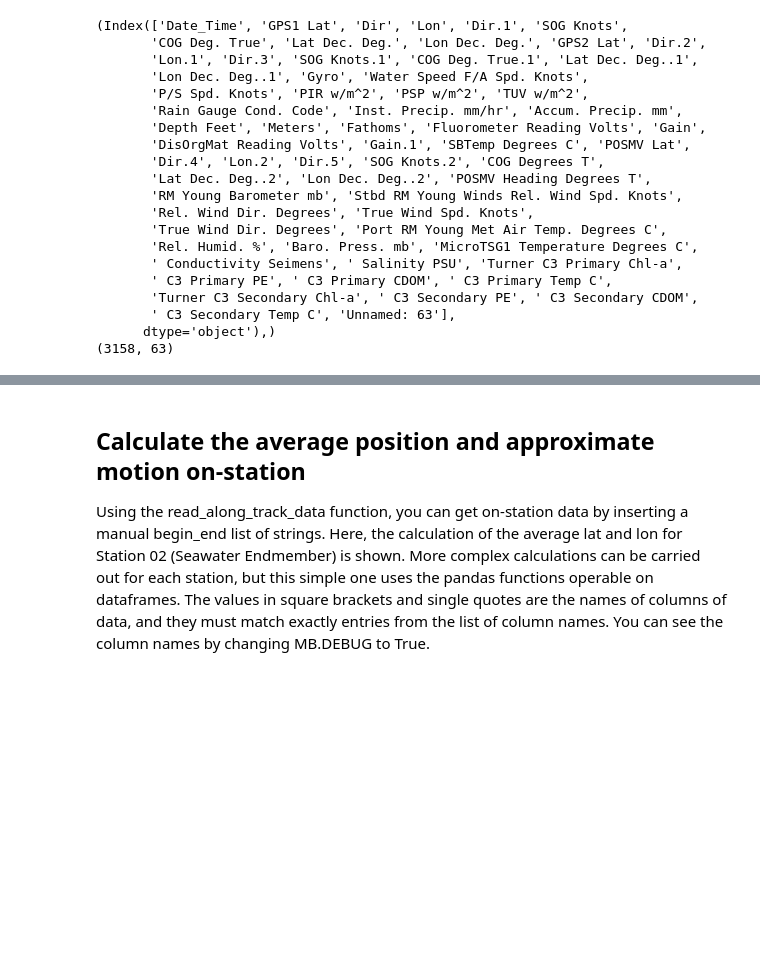
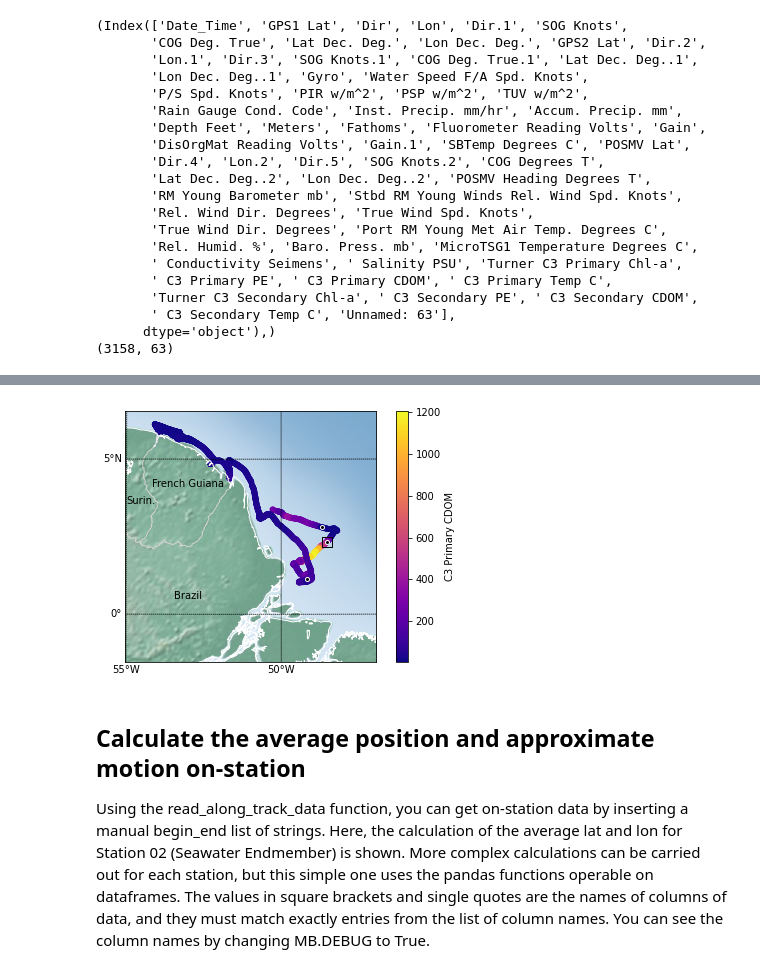
Before and after one commit to DirtBurner/MUDBENCS, a Jupyter notebook: MUDBENCS_CTD.ipynb, the cells around one changed output, grey strips where cells are left out. Saved outputs shown, nothing was run; the diff lists cells and outputs as text; code cells hidden in the pictures; blank space fills up the shorter version.

```diff
--- a/MUDBENCS_CTD.ipynb
+++ b/MUDBENCS_CTD.ipynb
@@ -151,3 +151,11 @@ print(stations[stations['Station Name'].str.contains('Oyapock')])
+# %%
+test_stations = ['stn01', 'stn03', 'stn6_TurbEdge']
+m = MB.MUDBENCS_map(AT_data_df, ' C3 Primary CDOM', label_countries=True, add_stations=True, stationslist=test_stations, add_front=True)
+
+plt.tight_layout()
+#plt.savefig('C:/Users/beros/Box/UDrive_brosenheim/My_Documents/Research/Seagoing Expeditions/CHEM-OCE Guianas Mudbanks 2020/Expedition prep/MUDBENCS/CTD_Data/Maps/CDOM_tests_and_front.svg', dpi=300)
+# %% [output]
+[figure, added]
 # %% [markdown]
 ## Calculate the average position and approximate motion on-station
 
```
Also changed, not shown: parts of 12 cells of this notebook, 5 other files.
